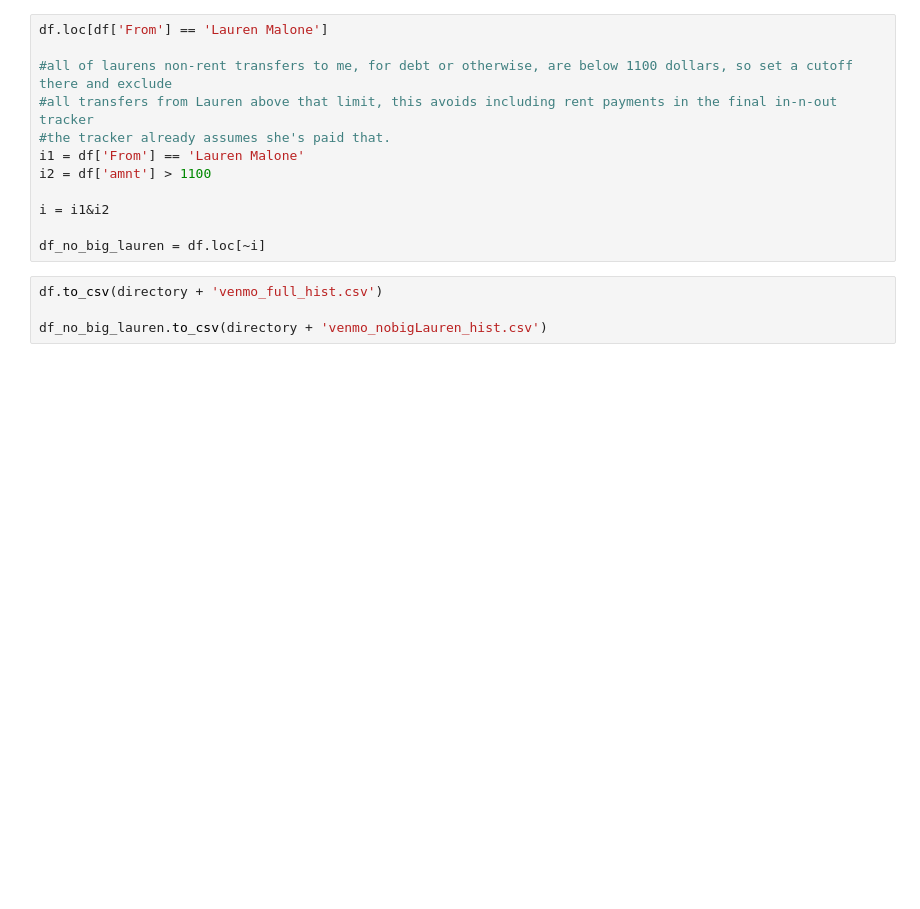
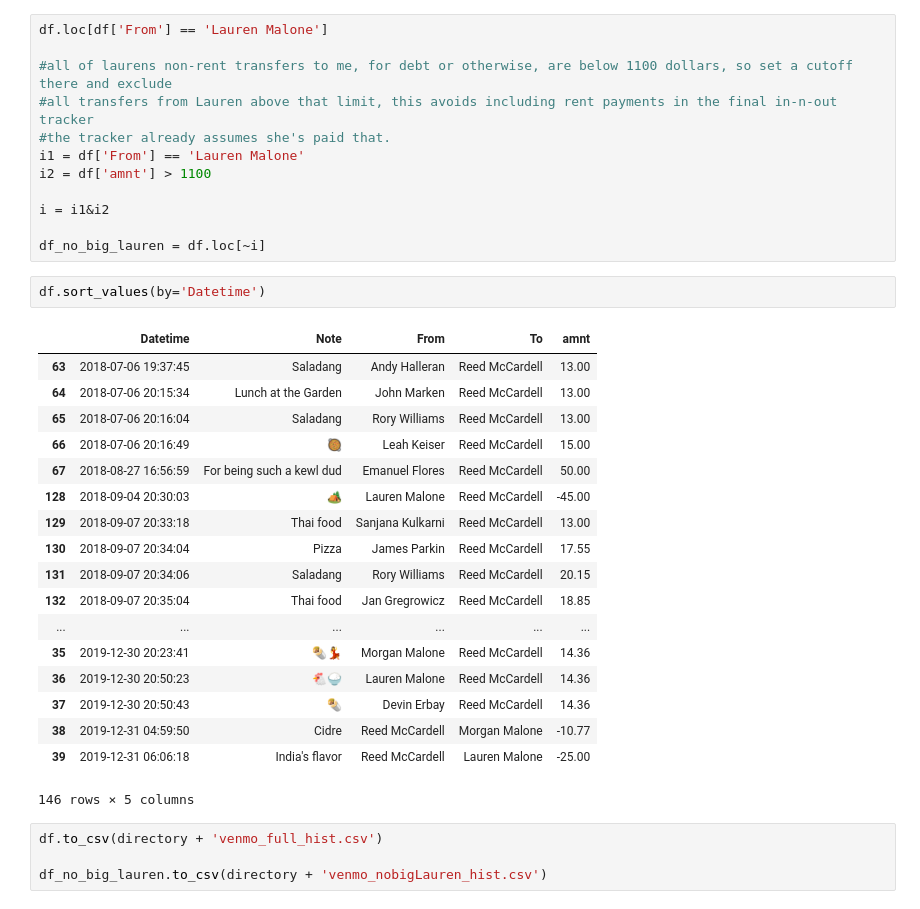
Before and after one commit to geezerbriefs/xpspython, a Jupyter notebook: personal/finance/munge venmo.ipynb, the cells around one changed output. Cells and saved outputs as stored; diff of their text form; blank space fills up the shorter version.

```diff
--- a/personal/finance/munge venmo.ipynb
+++ b/personal/finance/munge venmo.ipynb
@@ -76,6 +76,27 @@ i2 = df['amnt'] > 1100
 i = i1&i2
 
 df_no_big_lauren = df.loc[~i]
+# %%
+df.sort_values(by='Datetime')
+# %% [output]
+|  | Datetime | Note | From | To | amnt |
+| 63 | 2018-07-06 19:37:45 | Saladang | Andy Halleran | Reed McCardell | 13.00 |
+| 64 | 2018-07-06 20:15:34 | Lunch at the Garden | John Marken | Reed McCardell | 13.00 |
+| 65 | 2018-07-06 20:16:04 | Saladang | Rory Williams | Reed McCardell | 13.00 |
+| 66 | 2018-07-06 20:16:49 | 🥘 | Leah Keiser | Reed McCardell | 15.00 |
+| 67 | 2018-08-27 16:56:59 | For being such a kewl dud | Emanuel Flores | Reed McCardell | 50.00 |
+| 128 | 2018-09-04 20:30:03 | 🏕 | Lauren Malone | Reed McCardell | -45.00 |
+| 129 | 2018-09-07 20:33:18 | Thai food | Sanjana Kulkarni | Reed McCardell | 13.00 |
+| 130 | 2018-09-07 20:34:04 | Pizza | James Parkin | Reed McCardell | 17.55 |
+| 131 | 2018-09-07 20:34:06 | Saladang | Rory Williams | Reed McCardell | 20.15 |
+| 132 | 2018-09-07 20:35:04 | Thai food | Jan Gregrowicz | Reed McCardell | 18.85 |
+| ... | ... | ... | ... | ... | ... |
+| 35 | 2019-12-30 20:23:41 | 🌯💃 | Morgan Malone | Reed McCardell | 14.36 |
+| 36 | 2019-12-30 20:50:23 | 🐔🍚 | Lauren Malone | Reed McCardell | 14.36 |
+| 37 | 2019-12-30 20:50:43 | 🌯 | Devin Erbay | Reed McCardell | 14.36 |
+| 38 | 2019-12-31 04:59:50 | Cidre | Reed McCardell | Morgan Malone | -10.77 |
+| 39 | 2019-12-31 06:06:18 | India's flavor | Reed McCardell | Lauren Malone | -25.00 |
+146 rows × 5 columns
 # %%
 df.to_csv(directory + 'venmo_full_hist.csv')
 
```
Also changed, not shown: 3 other files.
